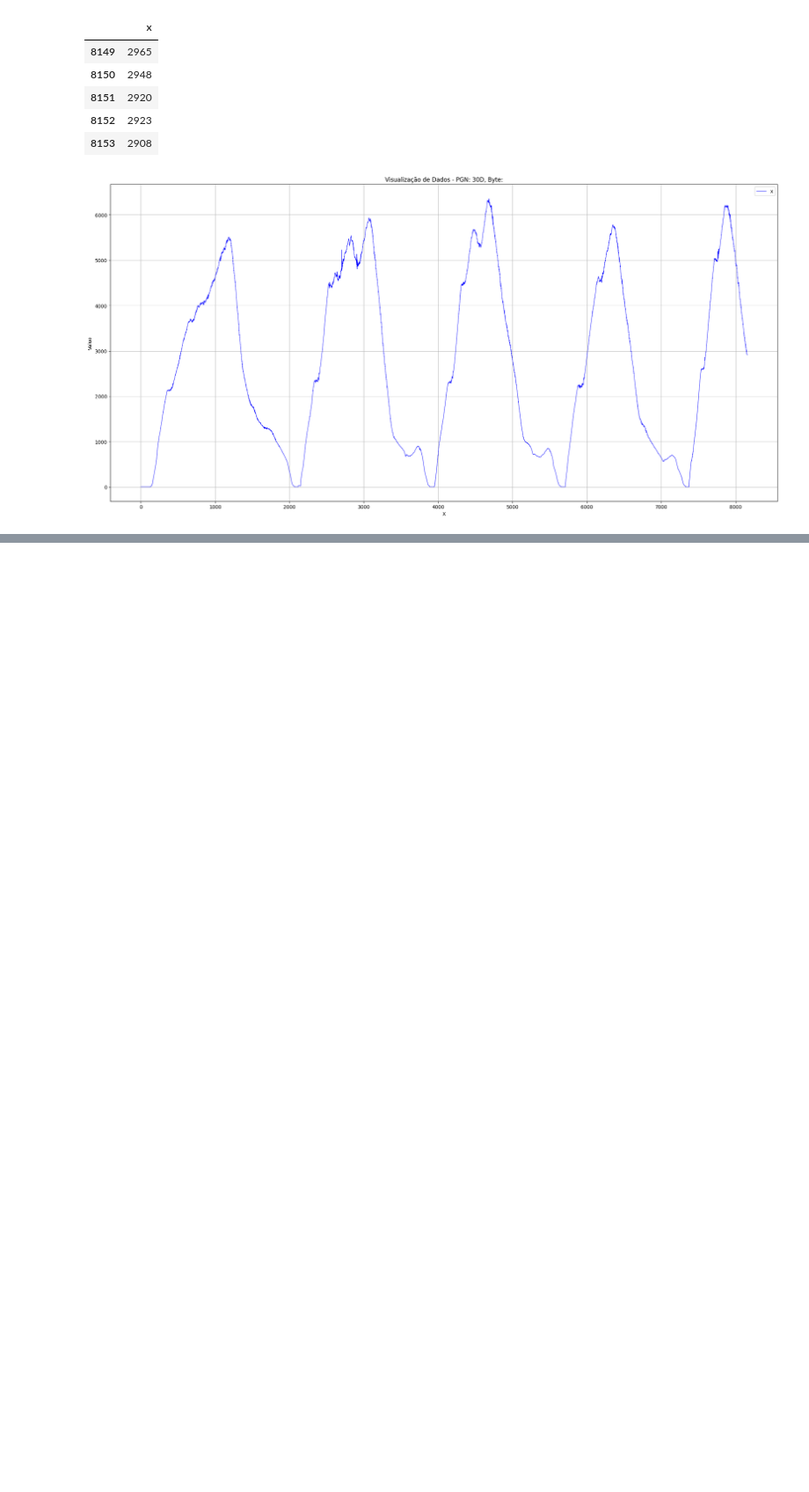
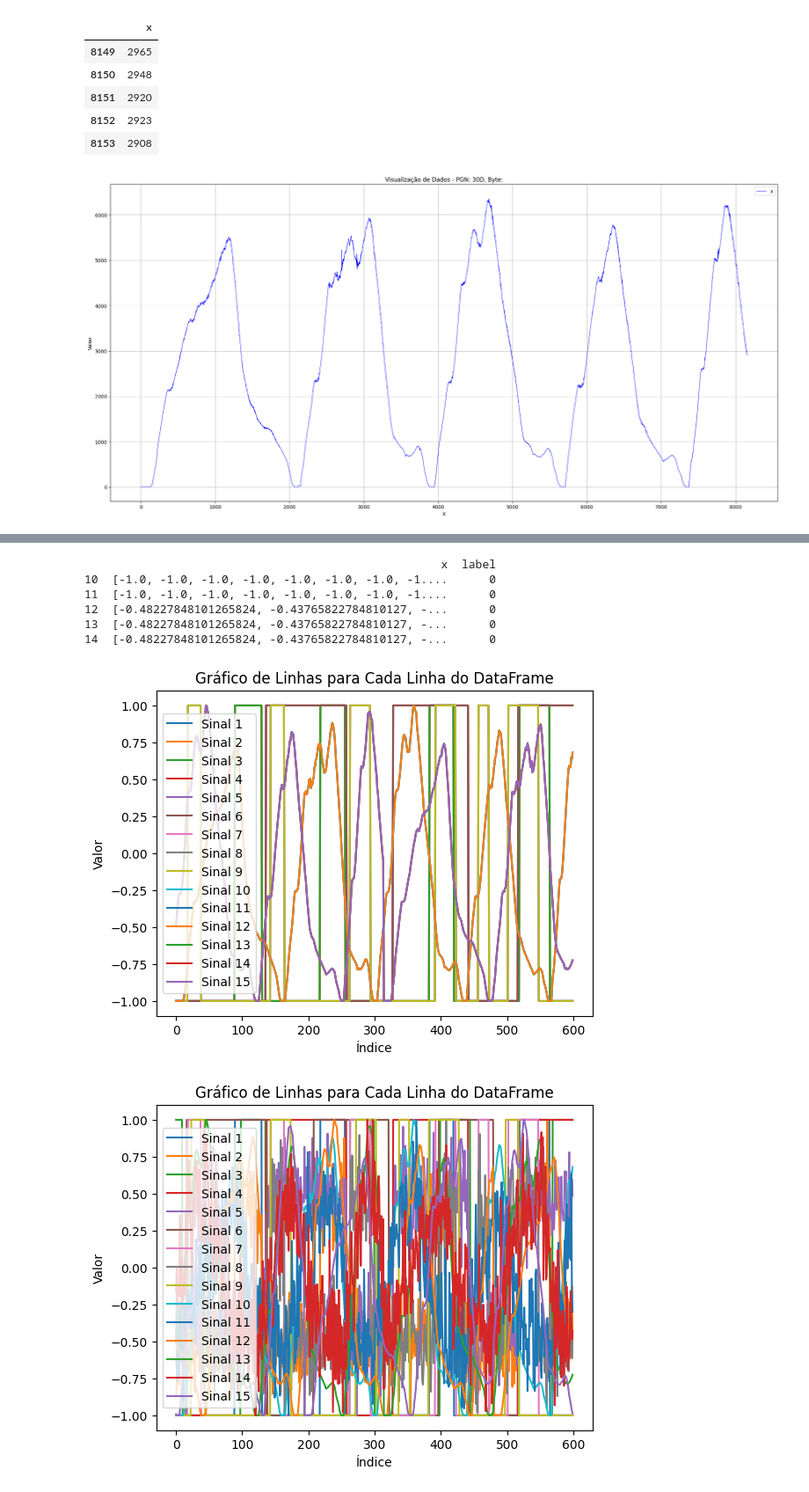
Before and after one commit to allanVvz/CSI-Can_Signal_Identifier, a Jupyter notebook: accelerationwaves.ipynb, the cells around one changed output, grey strips where cells are left out. Shown at 88% size. Saved outputs shown, nothing was run; the diff lists cells and outputs as text; code cells hidden in the pictures; blank space fills up the shorter version.

```diff
--- a/accelerationwaves.ipynb
+++ b/accelerationwaves.ipynb
@@ -498,0 +675,39 @@ Confusion Matrix:
+# %%
+# Função para processar os dados de treino e teste com janelas deslizantes e remoção de janelas incompletas
+def processar_dados_janelas(df_train_sorted, df_test_sorted, n_timesteps):
+    train_sequences = []
+    test_sequences = []
+    train_labels = []
+    test_labels = []
+
+    # Processar os dados de treino
+    for _, row in df_train_sorted.iterrows():
+        x_values = np.array(row['x'])  # Transformar em array de floats
+        label = row['label']
+
+        # Garantir que a sequência seja múltiplo exato de n_timesteps
+        total_windows = len(x_values) // n_timesteps
+        x_values = x_values[:total_windows * n_timesteps]  # Remove sobras incompletas
+
+        # Criar as janelas deslizantes de treino
+        for start in range(0, len(x_values), n_timesteps):  # Criar as janelas múltiplas de n_timesteps
+            window = x_values[start:start + n_timesteps]
+            train_sequences.append(window)
+            train_labels.append(label)  # Adicionar o label correspondente para cada janela
+
+    # Processar os dados de teste
+    for _, row in df_test_sorted.iterrows():
+        x_values = np.array(row['x'])  # Transformar em array de floats
+        label = row['label']
+
+        # Garantir que a sequência seja múltiplo exato de n_timesteps
+        total_windows = len(x_values) // n_timesteps
+        x_values = x_values[:total_windows * n_timesteps]  # Remove sobras incompletas
+
+        # Criar as janelas deslizantes de teste
+        for start in range(0, len(x_values), n_timesteps):  # Criar as janelas múltiplas de n_timesteps
+            window = x_values[start:start + n_timesteps]
+            test_sequences.append(window)
+            test_labels.append(label)  # Adicionar o label correspondente para cada janela
+
+    return train_sequences, train_labels, test_sequences, test_labels
@@ -498,0 +776,11 @@ Confusion Matrix:
+# %%
+train_sequence_model(df_train_augmented,df_test_augmented)
+# %% [output]
+                                                    x  label
+10  [-1.0, -1.0, -1.0, -1.0, -1.0, -1.0, -1.0, -1....      0
+11  [-1.0, -1.0, -1.0, -1.0, -1.0, -1.0, -1.0, -1....      0
+12  [-0.48227848101265824, -0.43765822784810127, -...      0
+13  [-0.48227848101265824, -0.43765822784810127, -...      0
+14  [-0.48227848101265824, -0.43765822784810127, -...      0
+[figure, added]
+[figure, added]
```
Also changed, not shown: parts of 24 cells of this notebook, 3 other files.
